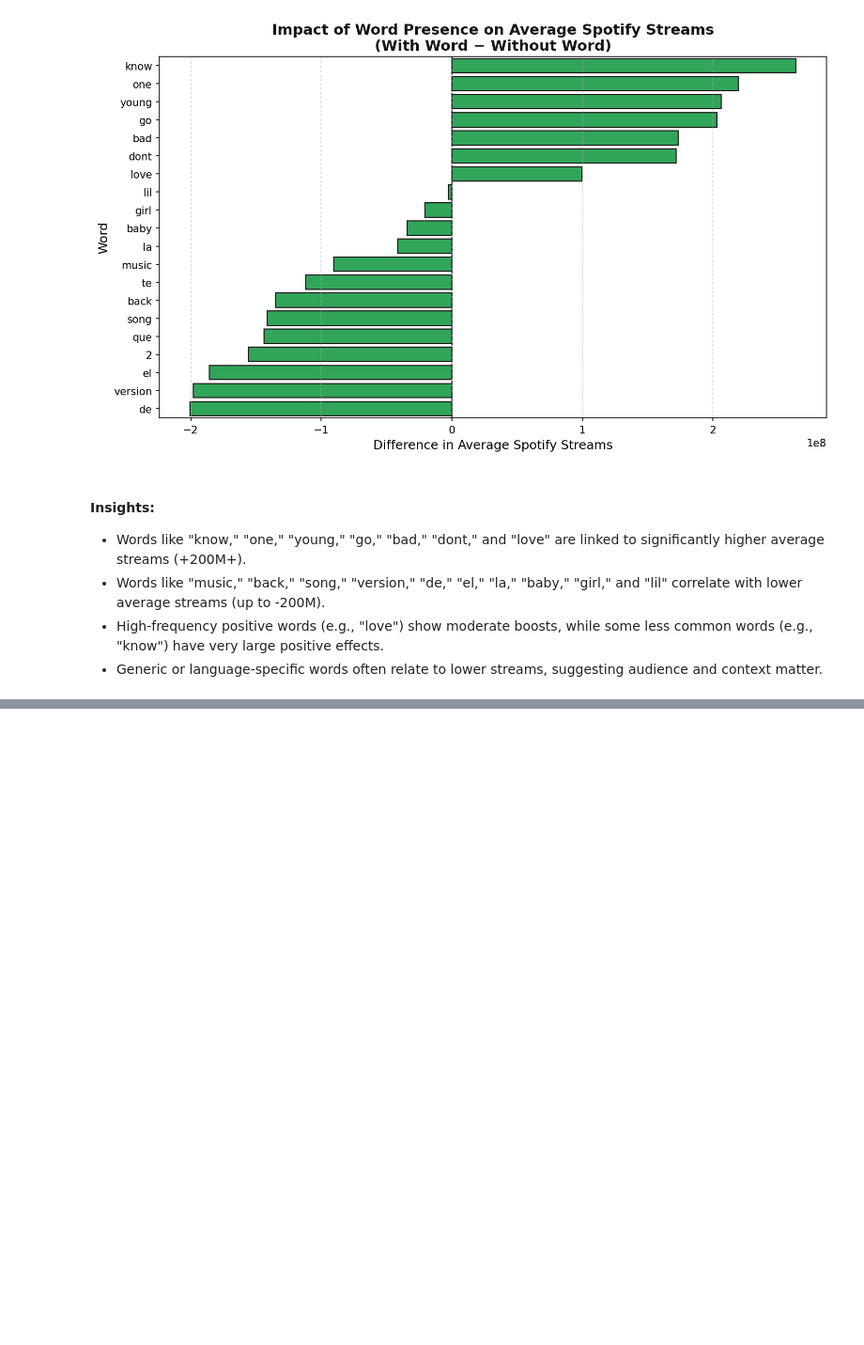
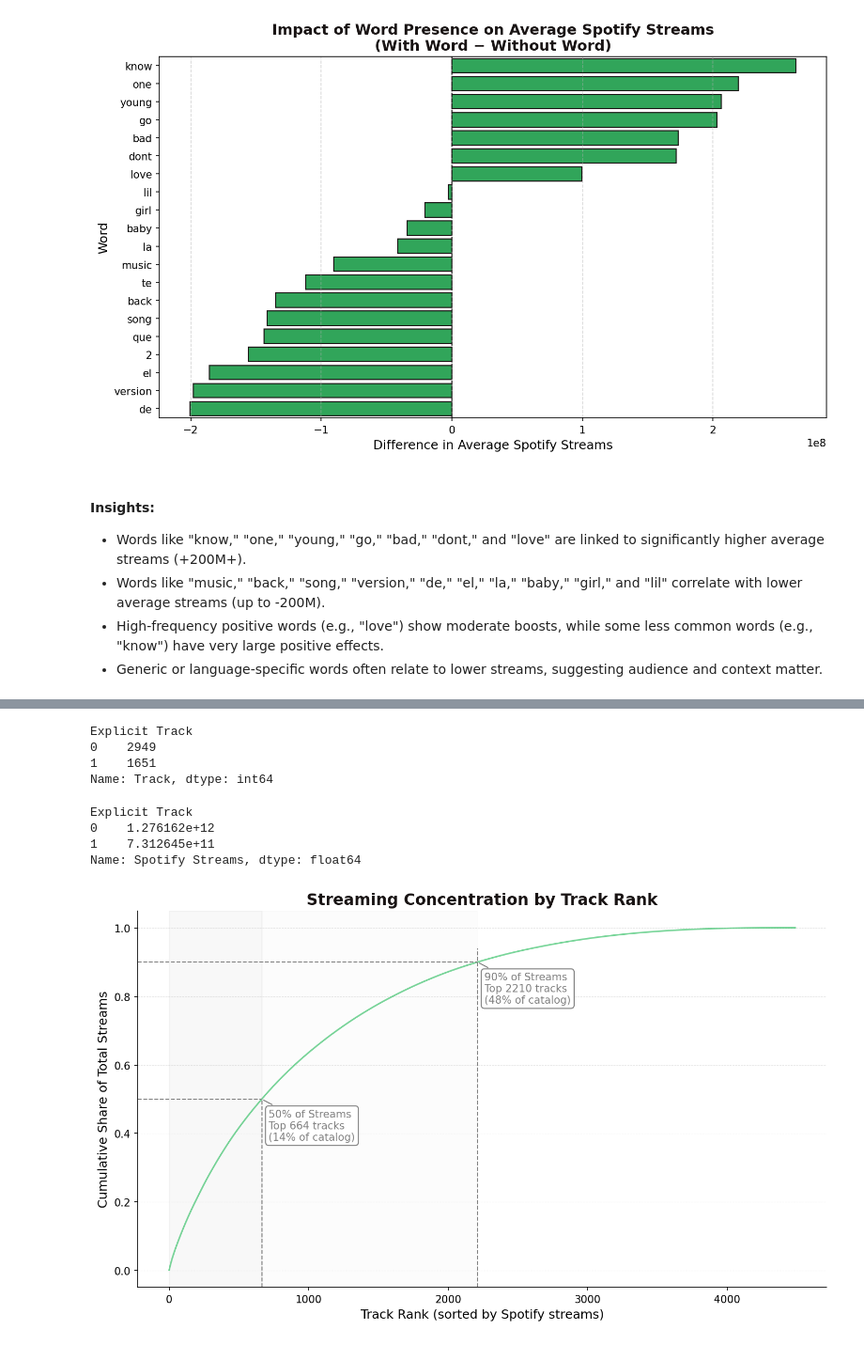
Before and after one commit to mani-atwal/Most-Streamed-Spotify-Songs-2024-Exploratory-Data-Analysis, a Jupyter notebook: final_project.ipynb, the cells around one changed output, grey strips where cells are left out. Shown at 94% size. Drawn from its saved outputs; the diff is of its cells as text; code cells hidden in the pictures; blank space fills up the shorter version.

Commit message:
Updated Visualizations

```diff
--- a/final_project.ipynb
+++ b/final_project.ipynb
@@ -344,0 +351,6 @@ plt.show()
+# %%
+df_sorted = df.sort_values(by = 'Spotify Streams', ascending = False)
+df_sorted['Cumulative Streams'] = df_sorted['Spotify Streams'].cumsum()
+df_sorted['Cumulative Proportion of Streams'] = df_sorted['Cumulative Streams'] /df_sorted['Spotify Streams'].sum()
+df_sorted = df_sorted.reset_index(drop=True)
+df_sorted['Track Rank'] = df_sorted.index + 1
@@ -344,0 +367,74 @@ plt.show()
+# %%
+df.groupby('Explicit Track')['Track'].count()
+# %% [output]
+Explicit Track
+0    2949
+1    1651
+Name: Track, dtype: int64
+# %%
+df.groupby('Explicit Track')['Spotify Streams'].sum()
+# %% [output]
+Explicit Track
+0    1.276162e+12
+1    7.312645e+11
+Name: Spotify Streams, dtype: float64
+# %%
+fig, ax = plt.subplots(figsize=(10, 6), dpi=150)
+
+# Plot the cumulative distribution curve
+ax.plot(
+    df_sorted['Track Rank'],
+    df_sorted['Cumulative Proportion of Streams'],
+    color='#1DB954',
+    linestyle='-',
+    alpha=0.6
+)
+
+def annotate_cutoff(ax, df, cutoff, rank_col, value_col, label, color='gray', offset=50):
+    idx = (df[value_col] >= cutoff).idxmax()
+    rank = df.loc[idx, rank_col]
+    value = df.loc[idx, value_col]
+
+    # Get current x-axis limits
+    x_min, x_max = ax.get_xlim()
+
+    # Calculate xmax in axis fraction units (0 to 1) for axhline
+    xmax_frac = (rank - x_min) / (x_max - x_min)
+
+    # Reference lines
+    ax.axhline(value, xmax=xmax_frac, color=color, linestyle='--', linewidth=1)
+    ax.axvline(rank, ymax=value, color=color, linestyle='--', linewidth=1)
+
+    # Annotation text
+    ax.annotate(
+        f'{label}\nTop {rank} tracks\n({rank / len(df):.0%} of catalog)',
+        xy=(rank, value),
+        xytext=(rank + offset, value - 0.12),
+        fontsize=10,
+        color=color,
+        arrowprops=dict(arrowstyle='-', color=color),
+        bbox=dict(facecolor='white', edgecolor='gray', boxstyle='round,pad=0.3')
+    )
+    return rank
+
+# Annotate cutoffs
+half = annotate_cutoff(ax, df_sorted, 0.5, 'Track Rank', 'Cumulative Proportion of Streams', '50% of Streams')
+ninety = annotate_cutoff(ax, df_sorted, 0.9, 'Track Rank', 'Cumulative Proportion of Streams', '90% of Streams')
+
+# Add shaded zones to suggest zones of interest
+ax.axvspan(0, half, color='gray', alpha=0.05)
+ax.axvspan(half, ninety, color='gray', alpha=0.025)
+
+ax.set_title("Streaming Concentration by Track Rank", fontsize=15, weight='bold', color='#191414')
+ax.set_xlabel("Track Rank (sorted by Spotify streams)", fontsize=12)
+ax.set_ylabel("Cumulative Share of Total Streams", fontsize=12)
+
+# Hide top and right spines properly
+for spine in ['top', 'right']:
+    ax.spines[spine].set_visible(False)
+
+plt.grid(axis='y', linestyle='--', linewidth=0.5, alpha=0.3)
+plt.tight_layout()
+plt.show()
+# %% [output]
+[figure, added]
```
Also changed, not shown: parts of 15 cells of this notebook.
